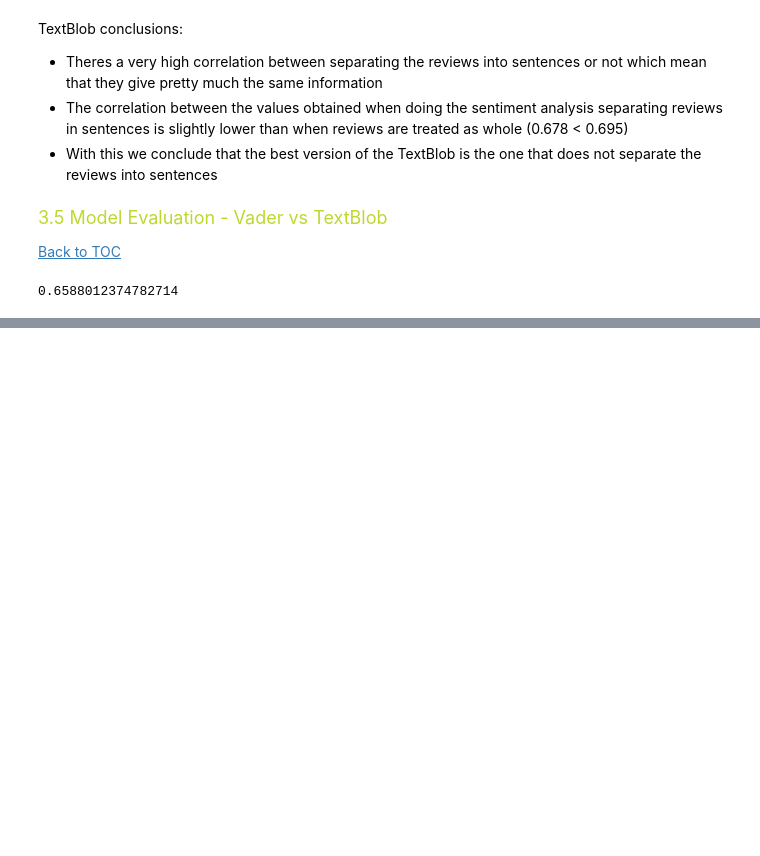
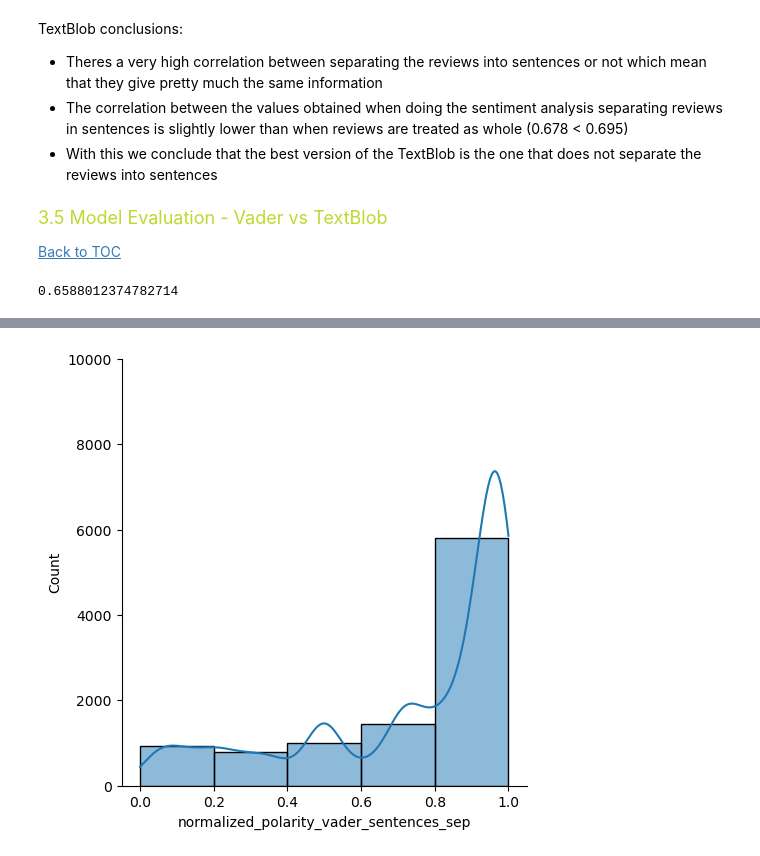
Before and after one commit to JoaoF7/Text_Mining_Project, a Jupyter notebook: TM2425_project_sow_Annex_B_Notebook_Template.ipynb, the cells around one changed output, grey strips where cells are left out. Cells and saved outputs as stored; diff of their text form; code cells hidden in the pictures; blank space fills up the shorter version.

```diff
--- a/TM2425_project_sow_Annex_B_Notebook_Template.ipynb
+++ b/TM2425_project_sow_Annex_B_Notebook_Template.ipynb
@@ -889,0 +919,6 @@ Final conclusions:
+# %%
+score_graph = sns.displot(sent_analysis["normalized_polarity_vader_sentences_sep"], kde=True, bins=5)
+plt.ylim(0, 10000)
+plt.show()
+# %% [output]
+[figure, added]
```
Also changed, not shown: parts of 17 cells of this notebook, 1 other file.
